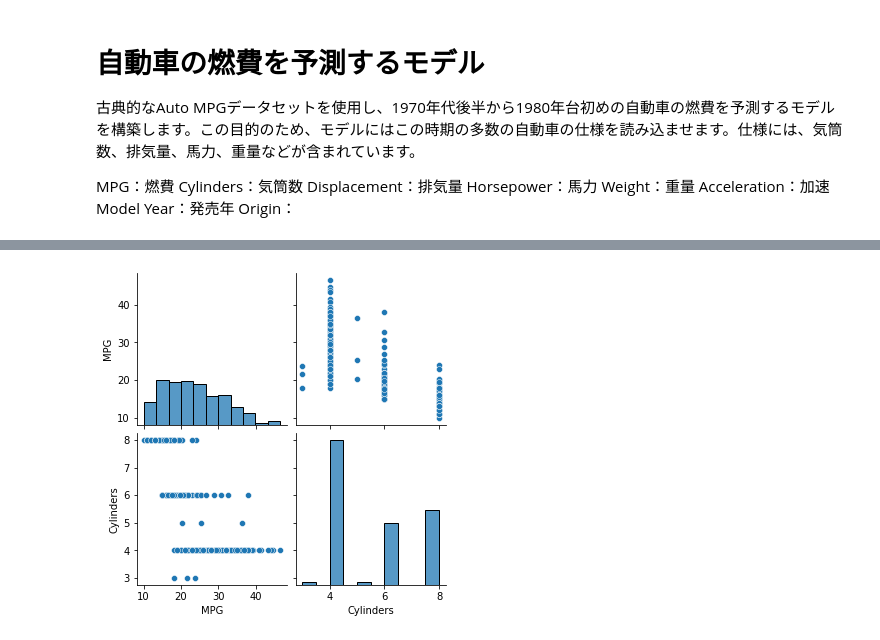
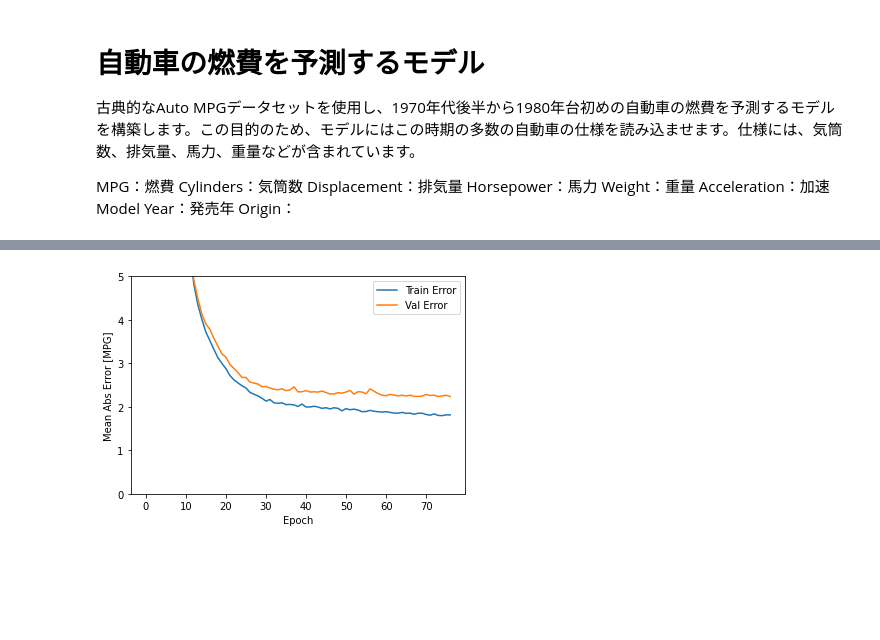
Before and after one commit to snsk/_sandbox, a Jupyter notebook: keras_regression.ipynb, the cells around one changed output, grey strips where cells are left out. Cells and saved outputs as stored; diff of their text form; code cells hidden in the pictures; blank space fills up the shorter version.

```diff
--- a/keras_regression.ipynb
+++ b/keras_regression.ipynb
@@ -50,9 +50,94 @@ dataset['Europe'] = (origin == 2)*1.0
 dataset['Japan'] = (origin == 3)*1.0
 dataset.tail
 
+#データを訓練用セットとテスト用セットに分割
 train_dataset = dataset.sample(frac=0.8,random_state=0)
 test_dataset = dataset.drop(train_dataset.index)
 
-#sns.pairplot(train_dataset[["MPG", "Cylinders", "Displacement", "Weight"]], diag_kind="kde")
+'''データセットの確認
+#データセットを散布図で眺める
+##sns.pairplot(train_dataset[["MPG", "Cylinders", "Displacement", "Weight"]], diag_kind="kde")
 sns.pairplot(train_dataset[["MPG", "Cylinders"]], diag_kind="hist")
+
+##統計値を見る
+train_stats = train_dataset.describe()
+train_stats.pop("MPG")
+train_stats = train_stats.transpose()
+train_stats
+'''
+
+#ラベルと特徴量の分離 燃費が目的変数なので、MPGをラベルに分離する
+train_labels = train_dataset.pop('MPG')
+test_labels = test_dataset.pop('MPG')
+
+#データの正規化 説明変数を正規化する
+def norm(x):
+  return (x - train_stats['mean']) / train_stats['std']
+normed_train_data = norm(train_dataset)
+normed_test_data = norm(test_dataset)
+
+#モデルの構築
+def build_model():
+  model = keras.Sequential([
+    layers.Dense(64, activation='relu', input_shape=[len(train_dataset.keys())]),
+    layers.Dense(64, activation='relu'),
+    layers.Dense(1)
+  ])
+
+  optimizer = tf.keras.optimizers.RMSprop(0.001)
+
+  model.compile(loss='mse',
+                optimizer=optimizer,
+                metrics=['mae', 'mse'])
+  return model
+
+# エポックが終わるごとにドットを一つ出力することで進捗を表示
+class PrintDot(keras.callbacks.Callback):
+  def on_epoch_end(self, epoch, logs):
+    if epoch % 100 == 0: print('')
+    print('.', end='')
+
+def plot_history(history):
+  hist = pd.DataFrame(history.history)
+  hist['epoch'] = history.epoch
+
+  plt.figure()
+  plt.xlabel('Epoch')
+  plt.ylabel('Mean Abs Error [MPG]')
+  plt.plot(hist['epoch'], hist['mae'],
+           label='Train Error')
+  plt.plot(hist['epoch'], hist['val_mae'],
+           label = 'Val Error')
+  plt.ylim([0,5])
+  plt.legend()
+
+  plt.figure()
+  plt.xlabel('Epoch')
+  plt.ylabel('Mean Square Error [$MPG^2$]')
+  plt.plot(hist['epoch'], hist['mse'],
+           label='Train Error')
+  plt.plot(hist['epoch'], hist['val_mse'],
+           label = 'Val Error')
+  plt.ylim([0,20])
+  plt.legend()
+  plt.show()
+
+EPOCHS = 1000
+model = build_model()
+# patience は改善が見られるかを監視するエポック数を表すパラメーター
+early_stop = keras.callbacks.EarlyStopping(monitor='val_loss', patience=10)
+history = model.fit(normed_train_data, train_labels, epochs=EPOCHS,
+                    validation_split = 0.2, verbose=0, callbacks=[early_stop, PrintDot()])
+plot_history(history)
+
+test_predictions = model.predict(normed_test_data).flatten()
+
+plt.scatter(test_labels, test_predictions)
+plt.xlabel('True Values [MPG]')
+plt.ylabel('Predictions [MPG]')
+plt.axis('equal')
+plt.axis('square')
+plt.xlim([0,plt.xlim()[1]])
+plt.ylim([0,plt.ylim()[1]])
+_ = plt.plot([-100, 100], [-100, 100])
 # %% [output]
@@ -63 +145 @@ Downloading data from https://archive.ics.uci.edu/ml/machine-learning-databases/
-[figure, old version]
+[figure, new version]
```
Also changed, not shown: parts of 1 cell of this notebook.
